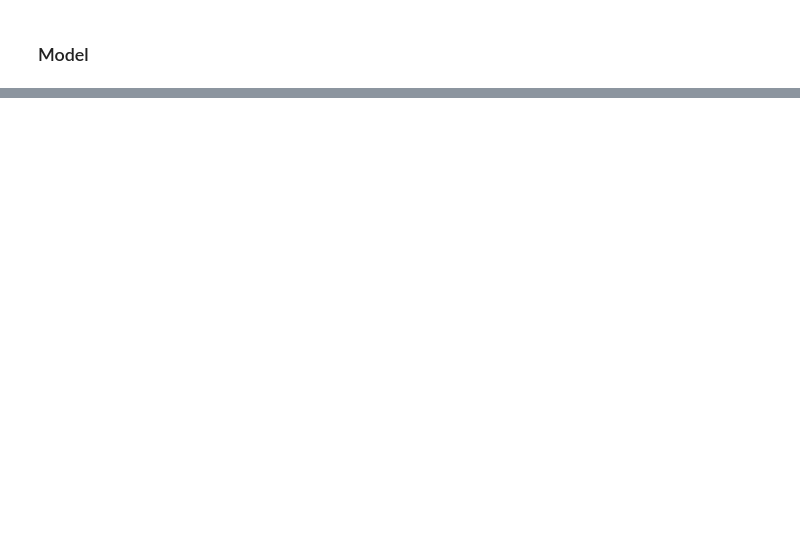
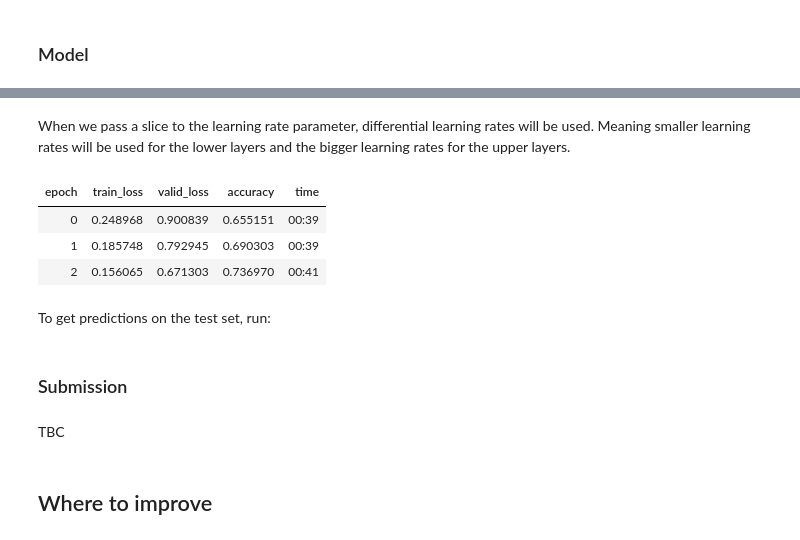
Before and after one commit to cortexlogic/PotHoleDetection, a Jupyter notebook: starter.ipynb, the cells around one changed output, grey strips where cells are left out. Cells and saved outputs as stored; diff of their text form; code cells hidden in the pictures; blank space fills up the shorter version.

```diff
--- a/starter.ipynb
+++ b/starter.ipynb
@@ -104,0 +132,13 @@ learn.fit_one_cycle(3, slice(1e-5, 1e-4))
+# %%
+lr = 1e-4
+# %% [markdown]
+When we pass a slice to the learning rate parameter, differential learning rates will be used. Meaning smaller learning rates will be used for the lower layers and the bigger learning rates for the upper layers.
+# %%
+learn.fit_one_cycle(3, slice(lr/10,lr))
+# %% [output]
+| epoch | train_loss | valid_loss | accuracy | time |
+| 0 | 0.248968 | 0.900839 | 0.655151 | 00:39 |
+| 1 | 0.185748 | 0.792945 | 0.690303 | 00:39 |
+| 2 | 0.156065 | 0.671303 | 0.736970 | 00:41 |
+# %% [markdown]
+To get predictions on the test set, run:
@@ -104,0 +147,6 @@ learn.fit_one_cycle(3, slice(1e-5, 1e-4))
+# %% [markdown]
+### Submission
+# %% [markdown]
+TBC
+# %% [markdown]
+## Where to improve
```
Also changed, not shown: parts of 49 cells of this notebook.
